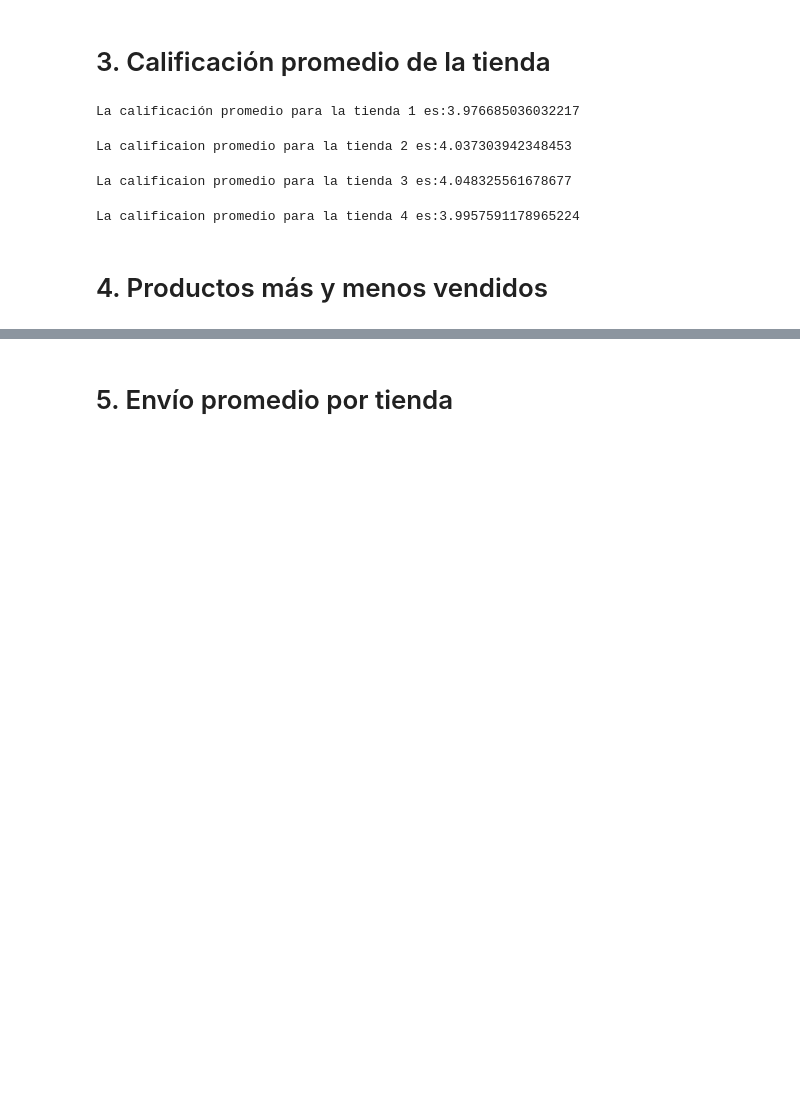
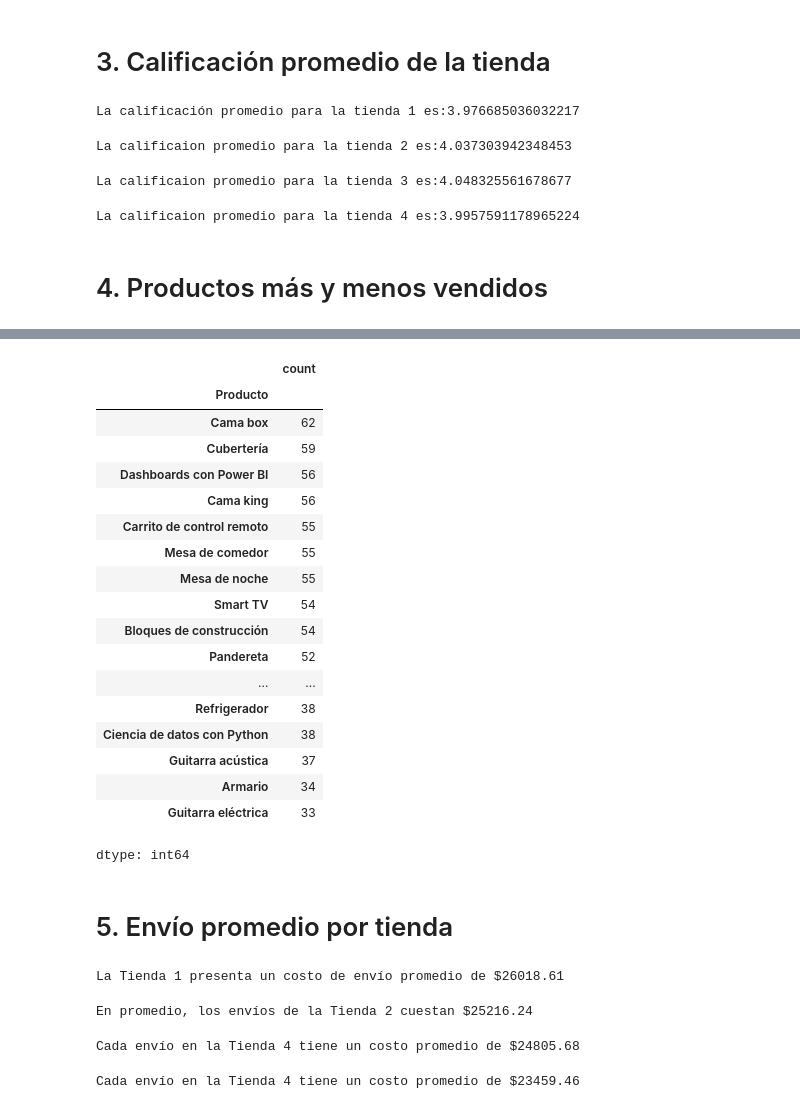
Before and after one commit to Melcortesaguilera/Challenge_Alura_Analisisdeventa, a Jupyter notebook: Analisis_tiendas.ipynb, the cells around one changed output, grey strips where cells are left out. Cells and saved outputs as stored; diff of their text form; code cells hidden in the pictures; blank space fills up the shorter version.

```diff
--- a/Analisis_tiendas.ipynb
+++ b/Analisis_tiendas.ipynb
@@ -149,2 +219,53 @@ La calificaion promedio para la tienda 4 es:3.9957591178965224
+# %%
+q_productos_vendidos_t4 = tienda4['Producto'].value_counts()
+q_productos_vendidos_t4
+# %% [output]
+|  | count |
+| Producto |  |
+| Cama box | 62 |
+| Cubertería | 59 |
+| Dashboards con Power BI | 56 |
+| Cama king | 56 |
+| Carrito de control remoto | 55 |
+| Mesa de comedor | 55 |
+| Mesa de noche | 55 |
+| Smart TV | 54 |
+| Bloques de construcción | 54 |
+| Pandereta | 52 |
+| ... | ... |
+| Refrigerador | 38 |
+| Ciencia de datos con Python | 38 |
+| Guitarra acústica | 37 |
+| Armario | 34 |
+| Guitarra eléctrica | 33 |
+dtype: int64
 # %% [markdown]
 # 5. Envío promedio por tienda
+# %%
+#envio promedio tienda 1
+envio_t1 = tienda['Costo de envío'].mean()
+envio_t1 = round(envio_t1, 2)
+print(f'La Tienda 1 presenta un costo de envío promedio de ${envio_t1}')
+# %% [output]
+La Tienda 1 presenta un costo de envío promedio de $26018.61
+# %%
+#envio promedio tienda 2
+envio_t2 = tienda2['Costo de envío'].mean()
+envio_t2 = round(envio_t2, 2)
+print(f'En promedio, los envíos de la Tienda 2 cuestan ${envio_t2}')
+# %% [output]
+En promedio, los envíos de la Tienda 2 cuestan $25216.24
+# %%
+#envio promedio tienda 3
+envio_t3 = tienda3['Costo de envío'].mean()
+envio_t3 = round(envio_t3, 2)
+print(f'Cada envío en la Tienda 3 tiene un costo promedio de ${envio_t3}')
+# %% [output]
+Cada envío en la Tienda 4 tiene un costo promedio de $24805.68
+# %%
+#envio promedio tienda 4
+envio_t4 = tienda4['Costo de envío'].mean()
+envio_t4 = round(envio_t4, 2)
+print(f'Cada envío en la Tienda 4 tiene un costo promedio de ${envio_t4}')
+# %% [output]
+Cada envío en la Tienda 4 tiene un costo promedio de $23459.46
```
Also changed, not shown: parts of 3 cells of this notebook.
